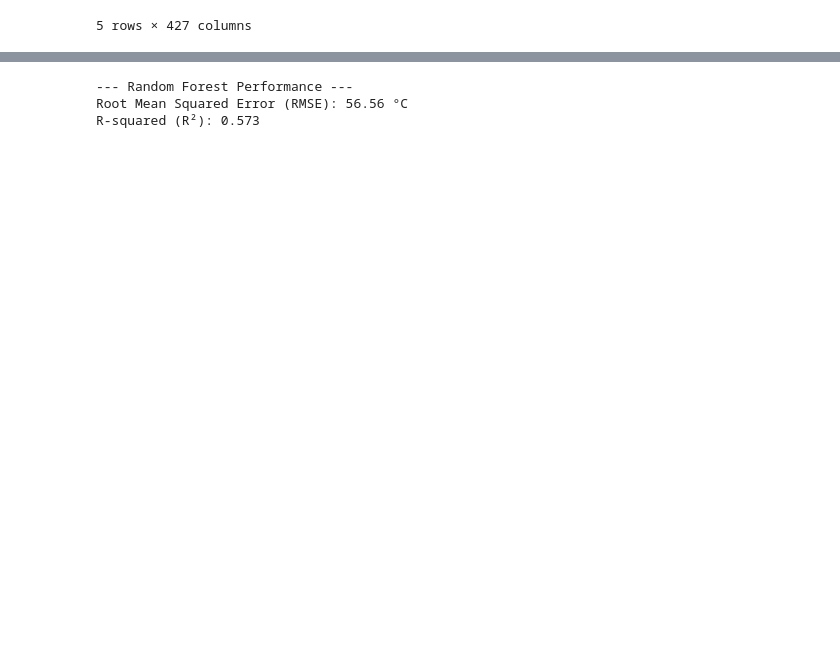
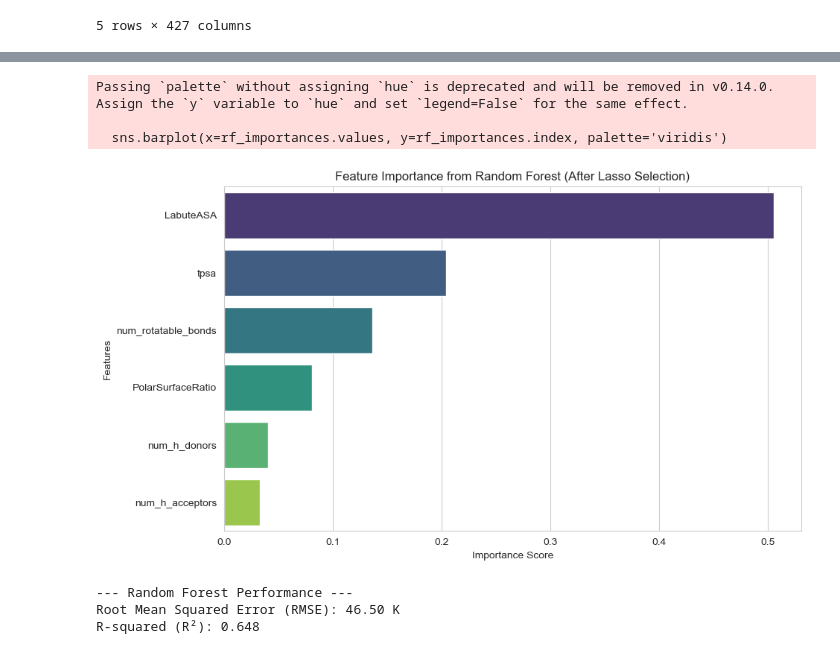
Before and after one commit to SoponUdomphon/project-01-melting_point_prediction, a Jupyter notebook: 01-PI-approach/01-PI-Feature-Engineering.ipynb, the cells around one changed output, grey strips where cells are left out. Cells and saved outputs as stored; diff of their text form; code cells hidden in the pictures; blank space fills up the shorter version.

```diff
--- a/01-PI-approach/01-PI-Feature-Engineering.ipynb
+++ b/01-PI-approach/01-PI-Feature-Engineering.ipynb
@@ -189 +447,29 @@ num_rotatable_bonds   -28.701483
 dtype: float64
+# %%
+# 1. ดึงรายชื่อฟีเจอร์ที่ Lasso "เลือก" (ค่า Coefficient ไม่เป็น 0)
+# lasso_coeffs ที่คุณสร้างไว้ก่อนหน้าคือ Pandas Series อยู่แล้ว ใช้ง่ายเลย
+selected_features = lasso_coeffs[lasso_coeffs != 0].index.tolist()
+
+print(f"Lasso เลือกมา {len(selected_features)} ฟีเจอร์: {selected_features}")
+print(f"ฟีเจอร์ที่โดนเท: {lasso_coeffs[lasso_coeffs == 0].index.tolist()}")
+
+# 2. สร้าง X_train และ X_test ชุดใหม่ ที่มีเฉพาะฟีเจอร์ที่ถูกเลือก
+# หมายเหตุ: ต้องใช้ DataFrame นะครับถึงจะเลือกด้วยชื่อ column ได้
+# (ในภาพ X_train_scaled ของคุณเป็น DataFrame แล้วจากบรรทัดท้ายสุดของภาพก่อนหน้า)
+X_train_selected = X_train_scaled[selected_features]
+X_test_selected = X_test_scaled[selected_features]
+
+# 3. เทรน Random Forest ด้วยข้อมูลชุดใหม่ (ที่ผ่านการคัดกรองแล้ว)
+rf_model = RandomForestRegressor(n_estimators=100, random_state=42, n_jobs=-1)
+rf_model.fit(X_train_selected, y_train) # <-- ใช้ _selected แทน
+
+# 4. ทำนายผล
+y_pred_rf = rf_model.predict(X_test_selected) # <-- ใช้ _selected แทน
+
+# ประเมินผล
+rmse = np.sqrt(mean_squared_error(y_test, y_pred_rf))
+r2 = r2_score(y_test, y_pred_rf)
+
+print("\n--- Random Forest Performance ---")
+print(f"Root Mean Squared Error (RMSE): {rmse:.2f} K")
+print(f"R-squared (R²): {r2:.3f}")
@@ -190,3 +483,22 @@ dtype: float64
+# %%
+# ดึงค่าความสำคัญจาก Random Forest
+rf_importances = pd.Series(rf_model.feature_importances_, index=selected_features)
+
+# เรียงลำดับจากมากไปน้อย
+rf_importances = rf_importances.sort_values(ascending=False)
+
+# พลอตกราฟ
+plt.figure(figsize=(10, 6))
+sns.barplot(x=rf_importances.values, y=rf_importances.index, palette='viridis')
+plt.title('Feature Importance from Random Forest (After Lasso Selection)')
+plt.xlabel('Importance Score')
+plt.ylabel('Features')
+plt.show()
+# %% [output]
+Passing `palette` without assigning `hue` is deprecated and will be removed in v0.14.0. Assign the `y` variable to `hue` and set `legend=False` for the same effect.
+
+  sns.barplot(x=rf_importances.values, y=rf_importances.index, palette='viridis')
+[figure, added]
 # %%
 # เทรนโมเดล Random Forest
 # n_jobs=-1 คือการบอกให้ใช้ CPU ทุก Core ที่มี (ช่วยให้ M2 ของคุณทำงานเร็วขึ้น)
@@ -201,12 +513,12 @@ rmse = np.sqrt(mean_squared_error(y_test, y_pred_rf))
 r2 = r2_score(y_test, y_pred_rf)
 
 print("\n--- Random Forest Performance ---")
-print(f"Root Mean Squared Error (RMSE): {rmse:.2f} °C")
+print(f"Root Mean Squared Error (RMSE): {rmse:.2f} K")
 print(f"R-squared (R²): {r2:.3f}")
 # %% [output]
 --- Random Forest Performance ---
-Root Mean Squared Error (RMSE): 56.56 °C
-R-squared (R²): 0.573
+Root Mean Squared Error (RMSE): 46.50 K
+R-squared (R²): 0.648
 # %%
 # ดึงค่า Feature Importance จากโมเดล Random Forest
 importances = rf_model.feature_importances_
```
Also changed, not shown: parts of 26 cells of this notebook.
